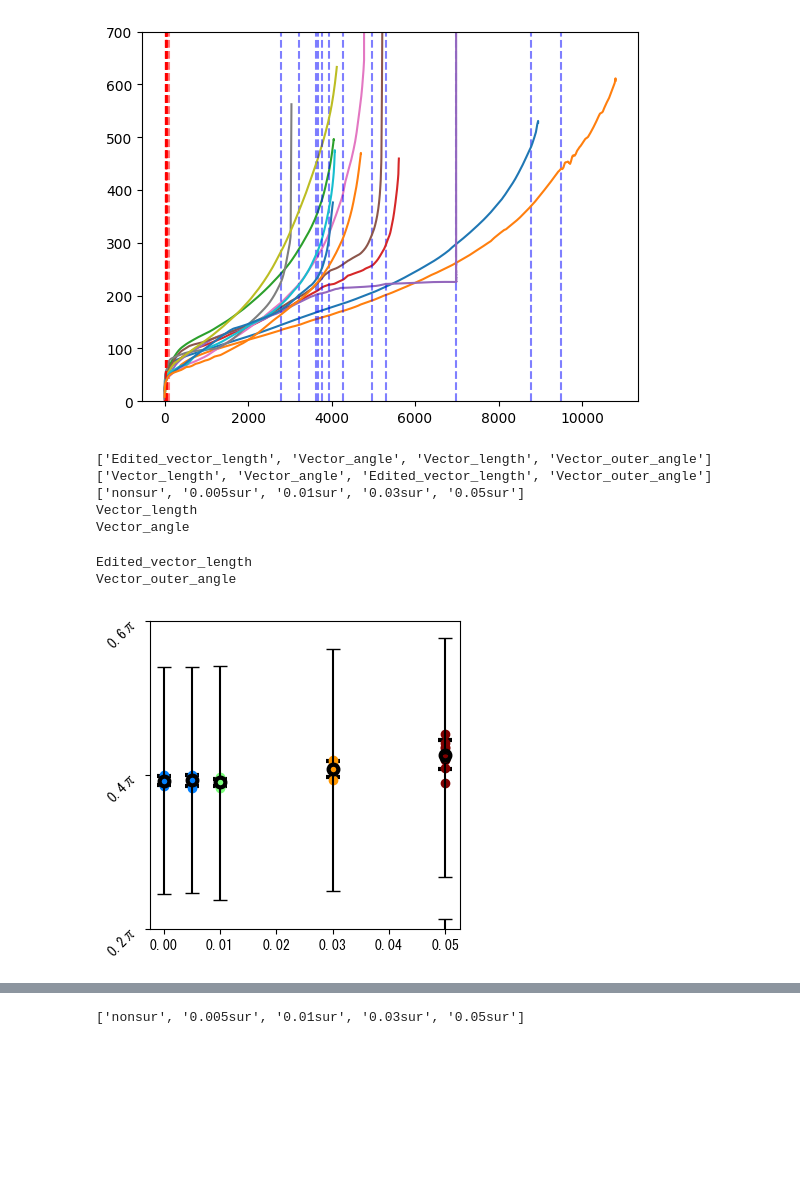
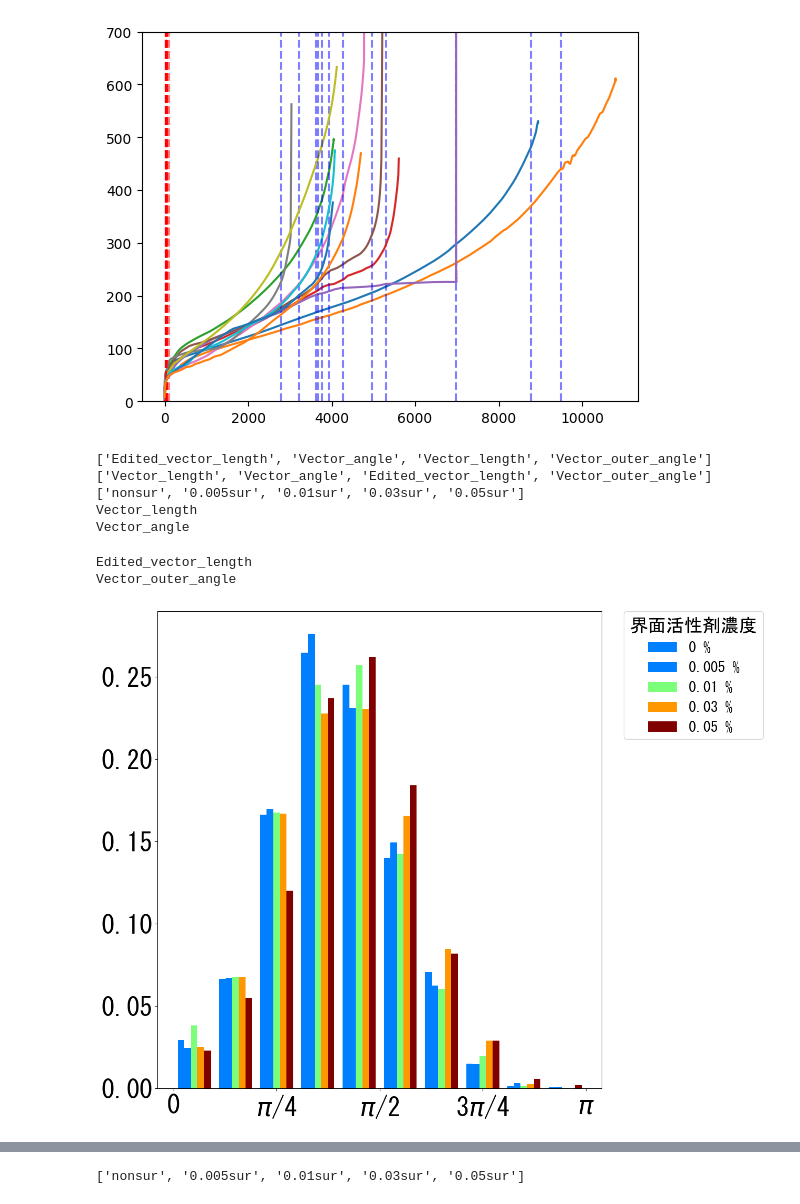
Before and after one commit to momoya-N/dendrite, a Jupyter notebook: movie_analisis/analisis_program/branch_analisys/movie_analisys_plot.ipynb, the cells around one changed output, grey strips where cells are left out. Drawn from its saved outputs; the diff is of its cells as text; code cells hidden in the pictures; blank space fills up the shorter version.

```diff
--- a/movie_analisis/analisis_program/branch_analisys/movie_analisys_plot.ipynb
+++ b/movie_analisis/analisis_program/branch_analisys/movie_analisys_plot.ipynb
@@ -205,8 +205,8 @@ for kind in data_kind_list:
     weighted_relative_frecuency=[]
     mu_temp=[]
     sigma=np.zeros(len(sur_con_list))
-    if "length" in kind:
-        fig,ax=plt.subplots(figsize=(4,4))
+    # if "length" in kind:
+    #     fig,ax=plt.subplots(figsize=(4,4))
     for target_i,target in enumerate(sur_con_list):
         mu=[]
         # 特定の文字列を持つファイル名を抽出
@@ -231,47 +231,47 @@ for kind in data_kind_list:
         relative_frecuency.append(list(np.ones_like(data)/len(data)))
         weighted_relative_frecuency.append(list(data*unit/sum(data)))
         label_data.append(label.replace("sur"," %").replace("non","0"))
-        if "angle" in kind:
-            #std=実験操作によるばらつき
-            x_angle=np.full(len(mu),float(sur_con_list[target_i].replace("sur","").replace("non","0")))
-            y_angle=np.array(mu)/np.pi
-            y_angle_err=y_angle.std()
-            y_angle_ave=np.average(y_angle)
+        # if "angle" in kind:
+        #     #std=実験操作によるばらつき
+        #     x_angle=np.full(len(mu),float(sur_con_list[target_i].replace("sur","").replace("non","0")))
+        #     y_angle=np.array(mu)/np.pi
+        #     y_angle_err=y_angle.std()
+        #     y_angle_ave=np.average(y_angle)
 
-            ax.errorbar(x_angle[0],y_angle_ave,yerr=y_angle_err,capsize=5, fmt='o', ecolor="k", ms=7, mfc='None', mec='k',mew=3)
-            ax.plot(x_angle,y_angle,"o",ls="",label=label.replace("sur","%").replace("non","0"),color=colors_hist[target_i])
-            # std=拡散など物理現象によるばらつき
-            x_angle=float(target.replace("sur","").replace("non","0")) #濃度
-            y_angle=np.average(data)/np.pi
-            y_angle_err=np.std(data)/np.pi
-            ax.errorbar(x_angle,y_angle,yerr=y_angle_err,capsize=5, fmt='o', ecolor="k", ms=7, mec="k",mfc='None',mew=1)
-            ax.plot(x_angle,y_angle,"o",ls="",label=label.replace("sur","%").replace("non","0"),color=colors_hist[target_i])
-            ax.set_xticks([0, 0.01, 0.02, 0.03, 0.04, 0.05])
+        #     ax.errorbar(x_angle[0],y_angle_ave,yerr=y_angle_err,capsize=5, fmt='o', ecolor="k", ms=7, mfc='None', mec='k',mew=3)
+        #     ax.plot(x_angle,y_angle,"o",ls="",label=label.replace("sur","%").replace("non","0"),color=colors_hist[target_i])
+        #     # std=拡散など物理現象によるばらつき
+        #     x_angle=float(target.replace("sur","").replace("non","0")) #濃度
+        #     y_angle=np.average(data)/np.pi
+        #     y_angle_err=np.std(data)/np.pi
+        #     ax.errorbar(x_angle,y_angle,yerr=y_angle_err,capsize=5, fmt='o', ecolor="k", ms=7, mec="k",mfc='None',mew=1)
+        #     ax.plot(x_angle,y_angle,"o",ls="",label=label.replace("sur","%").replace("non","0"),color=colors_hist[target_i])
+        #     ax.set_xticks([0, 0.01, 0.02, 0.03, 0.04, 0.05])
 
-            ax.set_yticks([i*0.2 for i in range(5)])
-            yticks=ax.get_yticks()
-            yticks = [f"{round(ytick, 1)}π".replace("0.0π","0") for ytick in yticks]
-            ax.set_yticklabels(yticks,rotation=45)
-            ax.set_ylim(0.2,0.6)
+        #     ax.set_yticks([i*0.2 for i in range(5)])
+        #     yticks=ax.get_yticks()
+        #     yticks = [f"{round(ytick, 1)}π".replace("0.0π","0") for ytick in yticks]
+        #     ax.set_yticklabels(yticks,rotation=45)
+        #     ax.set_ylim(0.2,0.6)
 
-        if "length" in kind:
-            #std=実験操作によるばらつき
-            x_length=np.full(len(mu),float(sur_con_list[target_i].replace("sur","").replace("non","0")))
-            y_length=np.array(mu)*unit
-            y_length_err=y_length.std()
-            y_length_ave=np.average(y_length)
+        # if "length" in kind:
+        #     #std=実験操作によるばらつき
+        #     x_length=np.full(len(mu),float(sur_con_list[target_i].replace("sur","").replace("non","0")))
+        #     y_length=np.array(mu)*unit
+        #     y_length_err=y_length.std()
+        #     y_length_ave=np.average(y_length)
 
-            ax.errorbar(x_length[0],y_length_ave,yerr=y_length_err,capsize=5, fmt='o', ecolor="k", ms=7, mfc='None', mec='k',mew=3)
-            ax.plot(x_length,y_length,"o",ls="",label=label.replace("sur","%").replace("non","0"),color=colors_hist[target_i])
+        #     ax.errorbar(x_length[0],y_length_ave,yerr=y_length_err,capsize=5, fmt='o', ecolor="k", ms=7, mfc='None', mec='k',mew=3)
+        #     ax.plot(x_length,y_length,"o",ls="",label=label.replace("sur","%").replace("non","0"),color=colors_hist[target_i])
 
-            # std=拡散など物理現象によるばらつき
-            x_length=float(sur_con_list[target_i].replace("sur","").replace("non","0"))
-            y_length=np.average(data)*unit
-            y_length_err=np.std(data)*unit
-            ax.errorbar(x_length,y_length,yerr=y_length_err,capsize=5, fmt='o', ecolor="k", ms=7, mec="k",mfc='None',mew=1)
-            ax.plot(x_length,y_length,"o",ls="",label=label.replace("sur","%").replace("non","0"),color=colors_hist[target_i])
-            ax.set_xticks([0, 0.01, 0.02, 0.03, 0.04, 0.05])
-            ax.set_ylim(0,0.25)
+        #     # std=拡散など物理現象によるばらつき
+        #     x_length=float(sur_con_list[target_i].replace("sur","").replace("non","0"))
+        #     y_length=np.average(data)*unit
+        #     y_length_err=np.std(data)*unit
+        #     ax.errorbar(x_length,y_length,yerr=y_length_err,capsize=5, fmt='o', ecolor="k", ms=7, mec="k",mfc='None',mew=1)
+        #     ax.plot(x_length,y_length,"o",ls="",label=label.replace("sur","%").replace("non","0"),color=colors_hist[target_i])
+        #     ax.set_xticks([0, 0.01, 0.02, 0.03, 0.04, 0.05])
+        #     ax.set_ylim(0,0.25)
 
 
 
@@ -326,37 +326,37 @@ for kind in data_kind_list:
         fig , axes = plt.subplots(1,1,squeeze=False,tight_layout=True,figsize=(13,10))
         # axes[0,0].hist(total_data,bins=10,range=(0,math.pi),label=label_data,rwidth=0.8,color=colors_hist,alpha=0.7)
         # #相対度数
         n , bins , patches = axes[0,0].hist(total_data,bins=10,weights=relative_frecuency,range=(0,math.pi),label=label_data,rwidth=0.8,color=colors_hist,alpha=1.0)
 
-        # # for k in range(col-1):
-        # for k in range(1):
-        #     axes[0,k].set_xticks([0, np.pi/4, np.pi/2, np.pi*3/4, np.pi],
-        #                             ["0", r"$\pi$/4", r"$\pi$/2", r"3$\pi$/4", r"$\pi$"])
-        #     # axes[0,k].set_xlabel(r"$\theta$ radian")
-        #     axes[0,k].tick_params(axis='y', labelsize=35)
+        # for k in range(col-1):
+        for k in range(1):
+            axes[0,k].set_xticks([0, np.pi/4, np.pi/2, np.pi*3/4, np.pi],
+                                    ["0", r"$\pi$/4", r"$\pi$/2", r"3$\pi$/4", r"$\pi$"])
+            # axes[0,k].set_xlabel(r"$\theta$ radian")
+            axes[0,k].tick_params(axis='y', labelsize=35)
         # if kind=="Vector_angle":
         #     kind="Inner angle"
         # else:
         #     kind="Outer angle"
 
         # axes[0,0].set_title(kind)
         # axes[0,1].set_title(kind)
         # axes[0,0].set_ylabel("relative frecuency")
         # axes[0,1].set_ylabel("relative_frecuency")
         plt.tick_params(axis='x', labelsize=35)
         plt.legend(loc="upper left", bbox_to_anchor=(1.05, 1),borderaxespad=0,title="界面活性剤濃度",fontsize=20,title_fontsize=25)
     else:
         continue
     # os.makedirs(str(data_dir_path) + "/result_img/",exist_ok=True)
     # plt.savefig(str(data_dir_path) + "/result_img/" + kind + ".pdf")
     # plt.savefig(str(data_dir_path) + "/result_img/" + kind + ".png")
 plt.show()
 # %% [output]
 ['Edited_vector_length', 'Vector_angle', 'Vector_length', 'Vector_outer_angle']
 ['Vector_length', 'Vector_angle', 'Edited_vector_length', 'Vector_outer_angle']
 ['nonsur', '0.005sur', '0.01sur', '0.03sur', '0.05sur']
 Vector_length
 Vector_angle
 Edited_vector_length
 Vector_outer_angle
-[figure, old version]
+[figure, new version]
```
Also changed, not shown: parts of 1 cell of this notebook, 20 other files.
